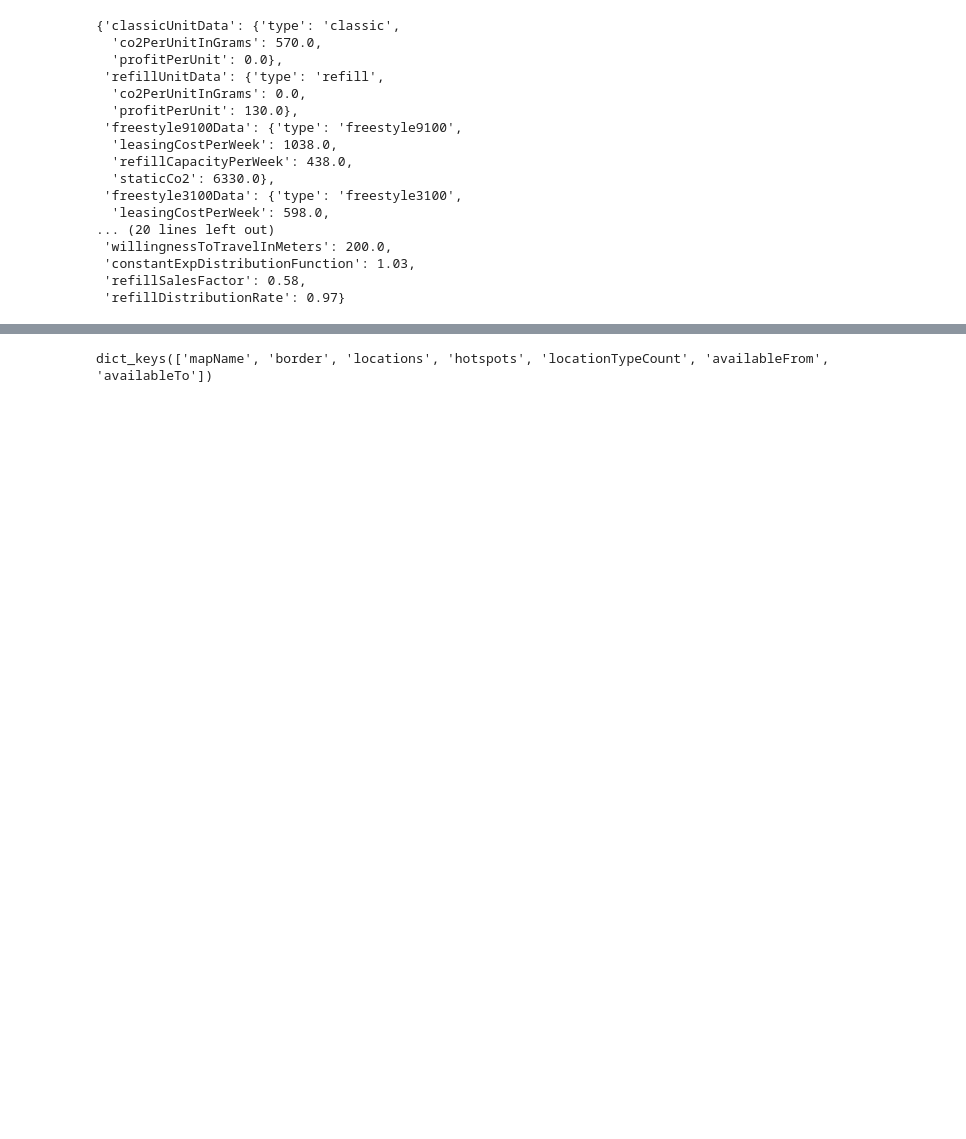
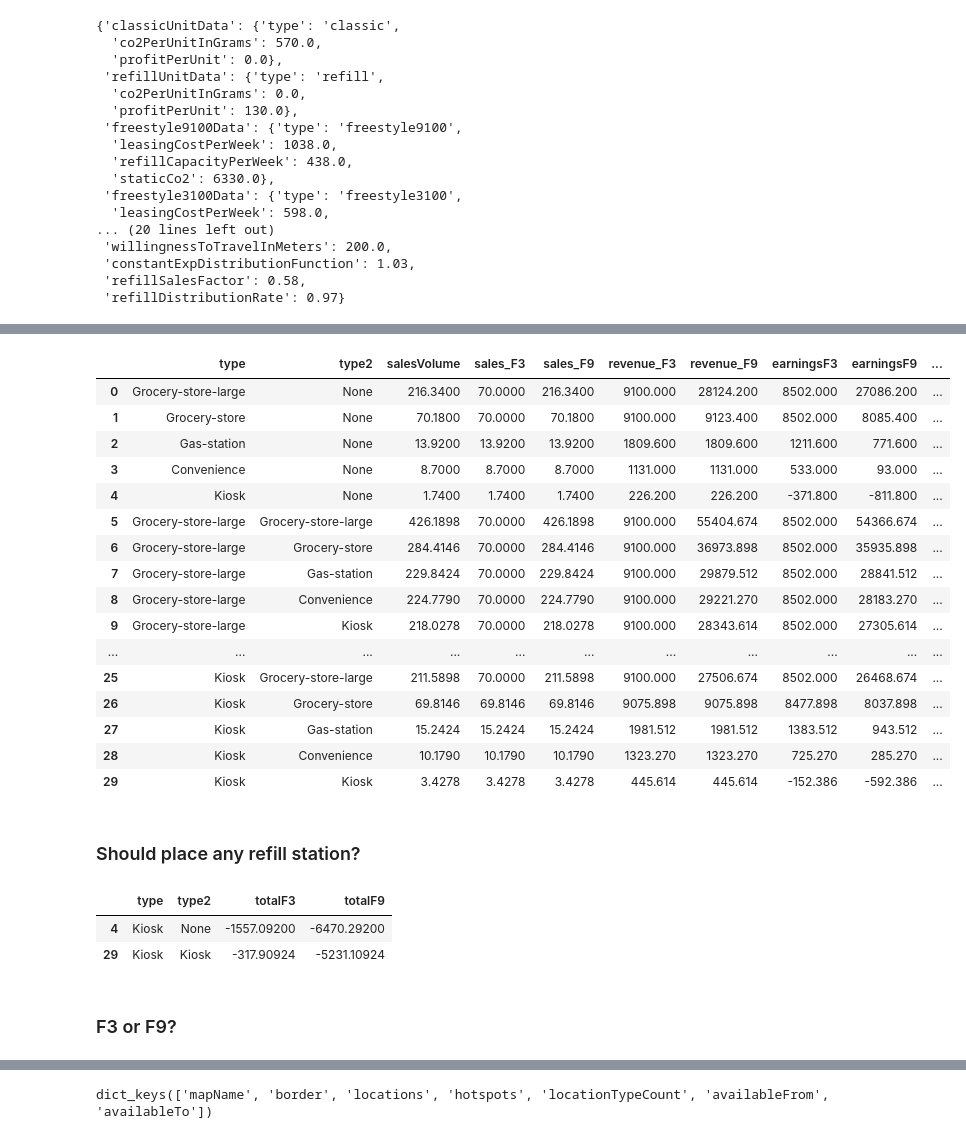
Before and after one commit to XDMickeyYau/Considition-2023-Cobra, a Jupyter notebook: exploration.ipynb, the cells around one changed output, grey strips where cells are left out. Saved outputs shown, nothing was run; the diff lists cells and outputs as text; code cells hidden in the pictures; blank space fills up the shorter version.

Commit message:
Analysis on profitibilty on various location type

```diff
--- a/exploration.ipynb
+++ b/exploration.ipynb
@@ -51,0 +56,5 @@ generalData
+# %%
+sales_by_type = pd.DataFrame.from_dict(generalData[GK.locationTypes],orient='index').sort_values(by=['salesVolume'],ascending=False).reset_index(drop=True)
+sales_by_type['salesVolume'] = sales_by_type['salesVolume'] * generalData[GK.refillSalesFactor]
+sales_by_type.insert(1,'type2',"None")
+sales_by_type
@@ -51,0 +68,9 @@ generalData
+# %%
+for i in range(5):
+    for j in range(5):
+        sales_by_type.loc[5+5*i+j] = pd.Series({
+            'type':sales_by_type['type'][i],
+            'type2':sales_by_type['type'][j],
+            "salesVolume":sales_by_type['salesVolume'][i]+sales_by_type['salesVolume'][j]*generalData[GK.refillDistributionRate],
+        })
+sales_by_type
@@ -51,0 +95,58 @@ generalData
+# %%
+sales_by_type['sales_F3'] = sales_by_type['salesVolume'].clip(upper=generalData[GK.f3100Data][GK.refillCapacityPerWeek])
+sales_by_type['sales_F9'] = sales_by_type['salesVolume'].clip(upper=generalData[GK.f9100Data][GK.refillCapacityPerWeek])
+
+sales_by_type[LK.revenue+'_F3'] = sales_by_type['sales_F3']  * generalData[GK.refillUnitData][GK.profitPerUnit]
+sales_by_type[LK.revenue+'_F9'] = sales_by_type['sales_F9']  * generalData[GK.refillUnitData][GK.profitPerUnit]
+
+sales_by_type[SK.earnings+"F3"] = sales_by_type[LK.revenue+'_F3'] - generalData[GK.f3100Data][GK.leasingCostPerWeek]
+sales_by_type[SK.earnings+"F9"] = sales_by_type[LK.revenue+'_F9'] - generalData[GK.f9100Data][GK.leasingCostPerWeek]
+
+sales_by_type[LK.co2Savings+"F3"] = (
+    sales_by_type['sales_F3']
+    * (
+        generalData[GK.classicUnitData][GK.co2PerUnitInGrams]
+        - generalData[GK.refillUnitData][GK.co2PerUnitInGrams]
+    )
+    - generalData[GK.f3100Data][GK.staticCo2]
+)
+sales_by_type[LK.co2Savings+"F9"] = (
+    sales_by_type['sales_F9']
+    * (
+        generalData[GK.classicUnitData][GK.co2PerUnitInGrams]
+        - generalData[GK.refillUnitData][GK.co2PerUnitInGrams]
+    )
+    -  generalData[GK.f9100Data][GK.staticCo2]
+)
+
+sales_by_type[SK.total+"F3"] = (
+        sales_by_type[LK.co2Savings+"F3"]
+        * generalData[GK.co2PricePerKiloInSek]
+        + sales_by_type[SK.earnings+"F3"]
+    )
+sales_by_type[SK.total+"F9"] = (
+        sales_by_type[LK.co2Savings+"F9"]
+        * generalData[GK.co2PricePerKiloInSek]
+        + sales_by_type[SK.earnings+"F9"]
+    )
+sales_by_type
+# %% [output]
+|  | type | type2 | salesVolume | sales_F3 | sales_F9 | revenue_F3 | revenue_F9 | earningsF3 | earningsF9 | ... |
+| 0 | Grocery-store-large | None | 216.3400 | 70.0000 | 216.3400 | 9100.000 | 28124.200 | 8502.000 | 27086.200 | ... |
+| 1 | Grocery-store | None | 70.1800 | 70.0000 | 70.1800 | 9100.000 | 9123.400 | 8502.000 | 8085.400 | ... |
+| 2 | Gas-station | None | 13.9200 | 13.9200 | 13.9200 | 1809.600 | 1809.600 | 1211.600 | 771.600 | ... |
+| 3 | Convenience | None | 8.7000 | 8.7000 | 8.7000 | 1131.000 | 1131.000 | 533.000 | 93.000 | ... |
+| 4 | Kiosk | None | 1.7400 | 1.7400 | 1.7400 | 226.200 | 226.200 | -371.800 | -811.800 | ... |
+| 5 | Grocery-store-large | Grocery-store-large | 426.1898 | 70.0000 | 426.1898 | 9100.000 | 55404.674 | 8502.000 | 54366.674 | ... |
+| 6 | Grocery-store-large | Grocery-store | 284.4146 | 70.0000 | 284.4146 | 9100.000 | 36973.898 | 8502.000 | 35935.898 | ... |
+| 7 | Grocery-store-large | Gas-station | 229.8424 | 70.0000 | 229.8424 | 9100.000 | 29879.512 | 8502.000 | 28841.512 | ... |
+| 8 | Grocery-store-large | Convenience | 224.7790 | 70.0000 | 224.7790 | 9100.000 | 29221.270 | 8502.000 | 28183.270 | ... |
+| 9 | Grocery-store-large | Kiosk | 218.0278 | 70.0000 | 218.0278 | 9100.000 | 28343.614 | 8502.000 | 27305.614 | ... |
+| ... | ... | ... | ... | ... | ... | ... | ... | ... | ... | ... |
+| 25 | Kiosk | Grocery-store-large | 211.5898 | 70.0000 | 211.5898 | 9100.000 | 27506.674 | 8502.000 | 26468.674 | ... |
+| 26 | Kiosk | Grocery-store | 69.8146 | 69.8146 | 69.8146 | 9075.898 | 9075.898 | 8477.898 | 8037.898 | ... |
+| 27 | Kiosk | Gas-station | 15.2424 | 15.2424 | 15.2424 | 1981.512 | 1981.512 | 1383.512 | 943.512 | ... |
+| 28 | Kiosk | Convenience | 10.1790 | 10.1790 | 10.1790 | 1323.270 | 1323.270 | 725.270 | 285.270 | ... |
+| 29 | Kiosk | Kiosk | 3.4278 | 3.4278 | 3.4278 | 445.614 | 445.614 | -152.386 | -592.386 | ... |
+# %% [markdown]
+### Should place any refill station?
@@ -51,0 +155,8 @@ generalData
+# %%
+sales_by_type[~profitable][['type','type2','totalF3','totalF9']]
+# %% [output]
+|  | type | type2 | totalF3 | totalF9 |
+| 4 | Kiosk | None | -1557.09200 | -6470.29200 |
+| 29 | Kiosk | Kiosk | -317.90924 | -5231.10924 |
+# %% [markdown]
+### F3 or F9?
```
Also changed, not shown: parts of 14 cells of this notebook.
